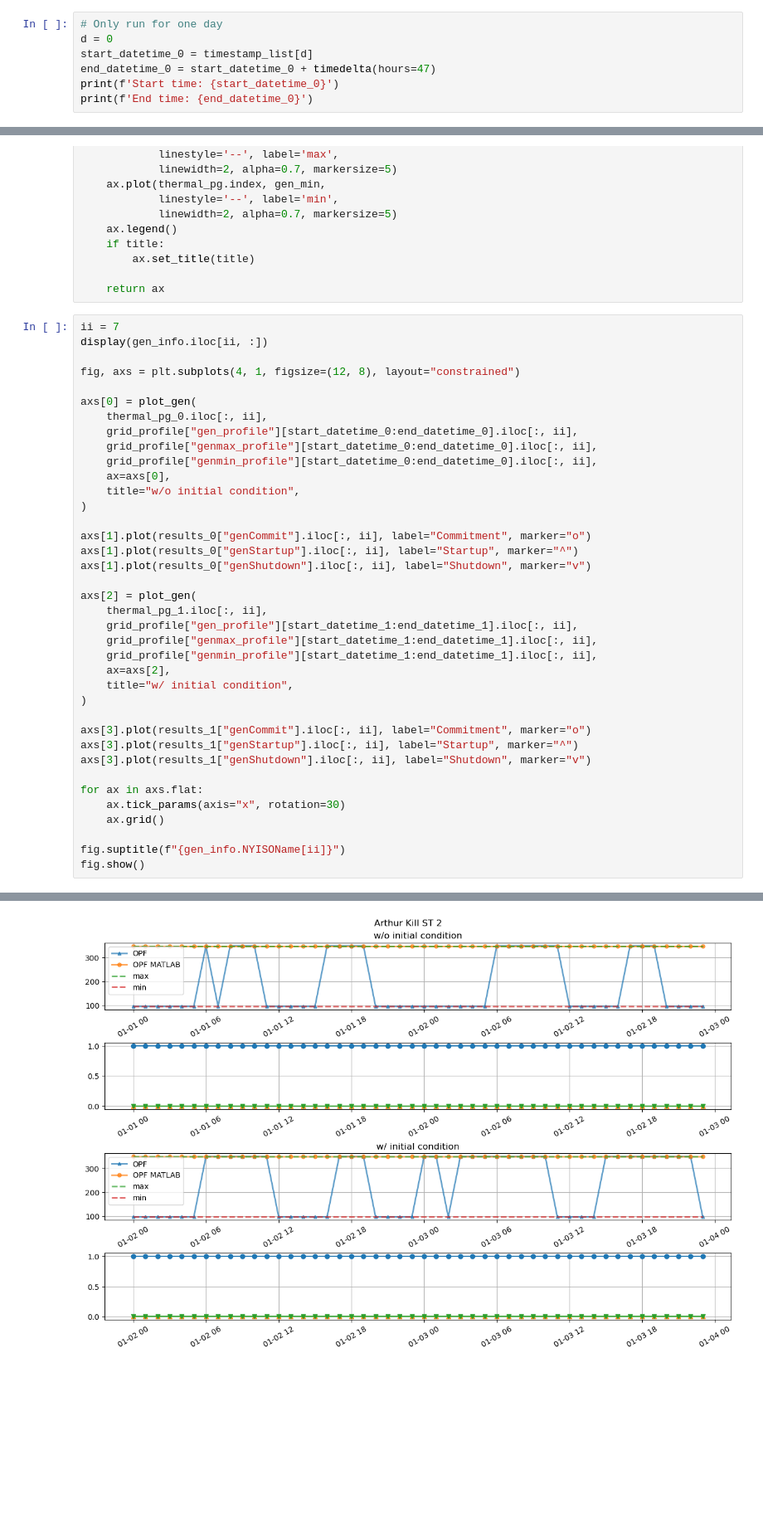
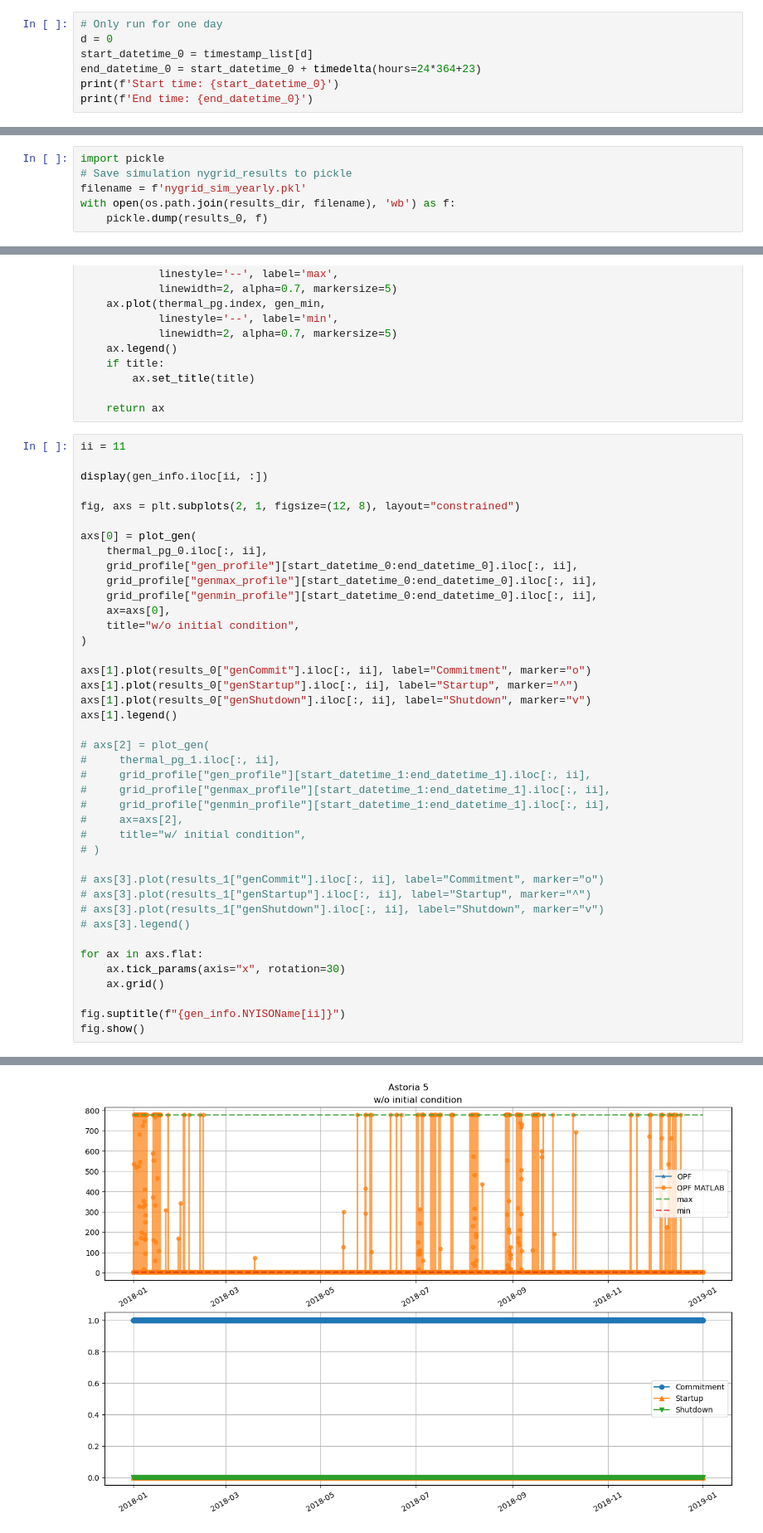
Before and after one commit to boyuan276/NYgrid-python, a Jupyter notebook: examples/ex_opf_2018Baseline.ipynb, the cells around one changed output, grey strips where cells are left out. Shown at 83% size. Saved outputs shown, nothing was run; the diff lists cells and outputs as text; blank space fills up the shorter version.

Commit message:
change file name for daily and yearly simulations

```diff
--- a/examples/ex_opf_2018Baseline.ipynb
+++ b/examples/ex_opf_2018Baseline.ipynb
@@ -95,7 +95,7 @@ grid_profile['gencost_startup_profile'] = gencost_startup_profile_new
 # Only run for one day
 d = 0
 start_datetime_0 = timestamp_list[d]
-end_datetime_0 = start_datetime_0 + timedelta(hours=47)
+end_datetime_0 = start_datetime_0 + timedelta(hours=24*364+23)
 print(f'Start time: {start_datetime_0}')
 print(f'End time: {end_datetime_0}')
 # %% [output]
@@ -197,6 +198,12 @@ s_esr_soc_min 0.0
 s_esr_soc_max 0.0
 s_esr_soc_overt 0.0
 s_esr_soc_undert 7581.0
+# %%
+import pickle
+# Save simulation nygrid_results to pickle
+filename = f'nygrid_sim_yearly.pkl'
+with open(os.path.join(results_dir, filename), 'wb') as f:
+    pickle.dump(results_0, f)
 # %% [markdown]
 ### With initial conditions
 # %%
@@ -529,10 +536,11 @@ def plot_gen(thermal_pg: pd.Series,
 
     return ax
 # %%
-ii = 7
+ii = 11
+
 display(gen_info.iloc[ii, :])
 
-fig, axs = plt.subplots(4, 1, figsize=(12, 8), layout="constrained")
+fig, axs = plt.subplots(2, 1, figsize=(12, 8), layout="constrained")
 
 axs[0] = plot_gen(
     thermal_pg_0.iloc[:, ii],
@@ -546,19 +554,21 @@ axs[0] = plot_gen(
 axs[1].plot(results_0["genCommit"].iloc[:, ii], label="Commitment", marker="o")
 axs[1].plot(results_0["genStartup"].iloc[:, ii], label="Startup", marker="^")
 axs[1].plot(results_0["genShutdown"].iloc[:, ii], label="Shutdown", marker="v")
+axs[1].legend()
 
-axs[2] = plot_gen(
-    thermal_pg_1.iloc[:, ii],
-    grid_profile["gen_profile"][start_datetime_1:end_datetime_1].iloc[:, ii],
-    grid_profile["genmax_profile"][start_datetime_1:end_datetime_1].iloc[:, ii],
-    grid_profile["genmin_profile"][start_datetime_1:end_datetime_1].iloc[:, ii],
-    ax=axs[2],
-    title="w/ initial condition",
-)
+# axs[2] = plot_gen(
+#     thermal_pg_1.iloc[:, ii],
+#     grid_profile["gen_profile"][start_datetime_1:end_datetime_1].iloc[:, ii],
+#     grid_profile["genmax_profile"][start_datetime_1:end_datetime_1].iloc[:, ii],
+#     grid_profile["genmin_profile"][start_datetime_1:end_datetime_1].iloc[:, ii],
+#     ax=axs[2],
+#     title="w/ initial condition",
+# )
 
-axs[3].plot(results_1["genCommit"].iloc[:, ii], label="Commitment", marker="o")
-axs[3].plot(results_1["genStartup"].iloc[:, ii], label="Startup", marker="^")
-axs[3].plot(results_1["genShutdown"].iloc[:, ii], label="Shutdown", marker="v")
+# axs[3].plot(results_1["genCommit"].iloc[:, ii], label="Commitment", marker="o")
+# axs[3].plot(results_1["genStartup"].iloc[:, ii], label="Startup", marker="^")
+# axs[3].plot(results_1["genShutdown"].iloc[:, ii], label="Shutdown", marker="v")
+# axs[3].legend()
 
 for ax in axs.flat:
     ax.tick_params(axis="x", rotation=30)
@@ -587 +597 @@ Name: 7, dtype: object
-[figure, old version]
+[figure, new version]
```
Also changed, not shown: parts of 12 cells of this notebook, 7 other files.
